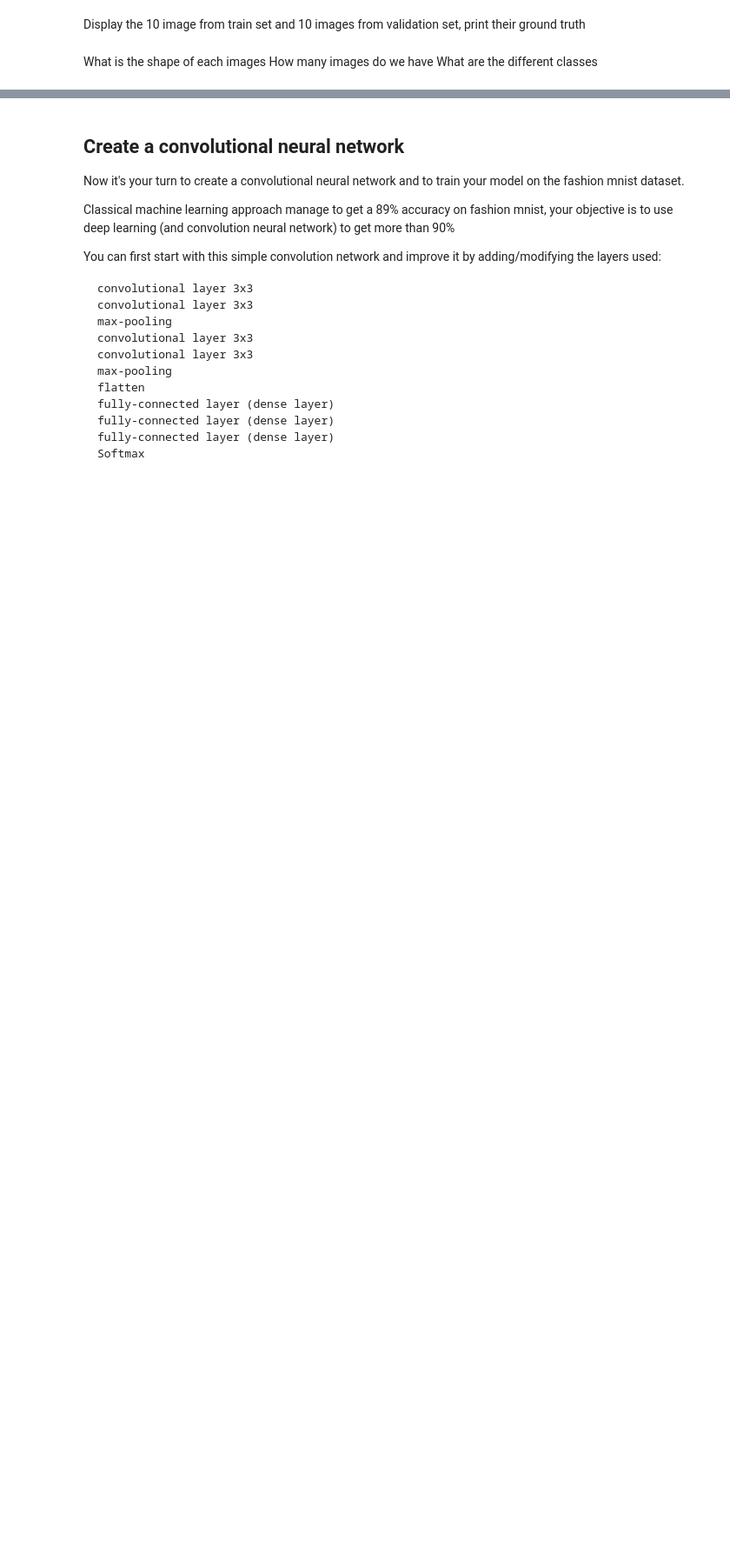
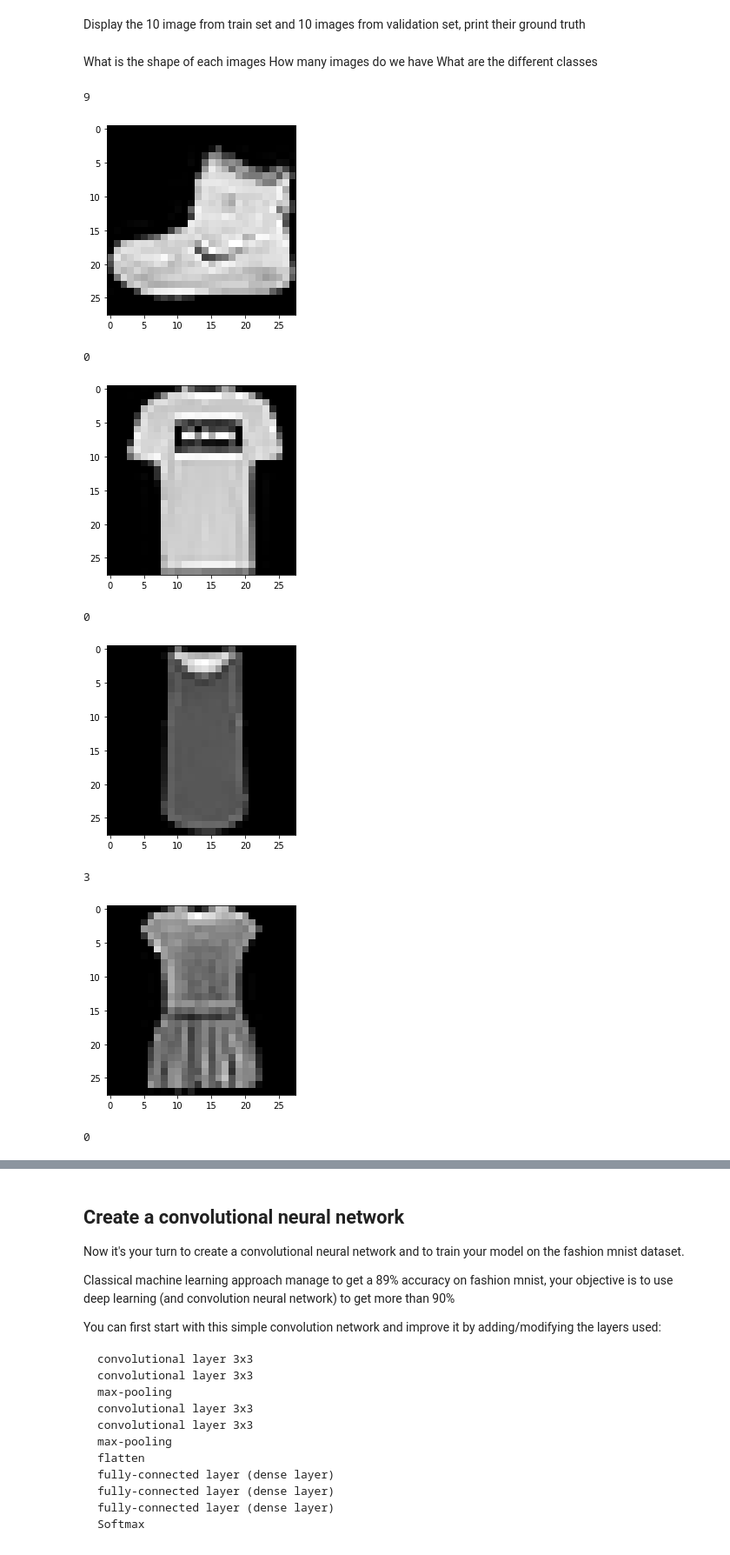
Before and after one commit to DL-ECE/tp2-deeplearningonimages-tikystitch, a Jupyter notebook: convolution.ipynb, the cells around one changed output, grey strips where cells are left out. Shown at 87% size. Saved outputs shown, nothing was run; the diff lists cells and outputs as text; code cells hidden in the pictures; blank space fills up the shorter version.

```diff
--- a/convolution.ipynb
+++ b/convolution.ipynb
@@ -781,9 +753,14 @@ Done!
 # %% [markdown]
 Display the 10 image from train set and 10 images from validation set, print their ground truth
-# %%
-def display_10_images(dataset):
-    # YOUR CODE HERE
-    NotImplemented
+# %%
+def display_10_images(dataset):
+    # YOUR CODE HERE
+    for i in range(9):
+      image, target = dataset[i]
+      print(target)
+      #plt.imshow(image)
+      plot_one_tensor(image)
+      plt.show()
 # %% [markdown]
 What is the shape of each images
 How many images do we have
@@ -797,3 +774,15 @@ def fashion_mnist_dataset_answer():
     return {'shape': shape, 'nb_in_train_set': number_of_images_in_train_set, 'nb_in_test_set': number_of_images_in_test_set, 'number_of_classes': number_of_classes}
 # %%
 # Plot an image and the target
+fmnist_train = FashionMNIST(os.getcwd(), train=True, download=True)
+display_10_images(fmnist_train)
+# %% [output]
+9
+[figure, added]
+0
+[figure, added]
+0
+[figure, added]
+3
+[figure, added]
+0
```
Also changed, not shown: parts of 10 cells of this notebook.
